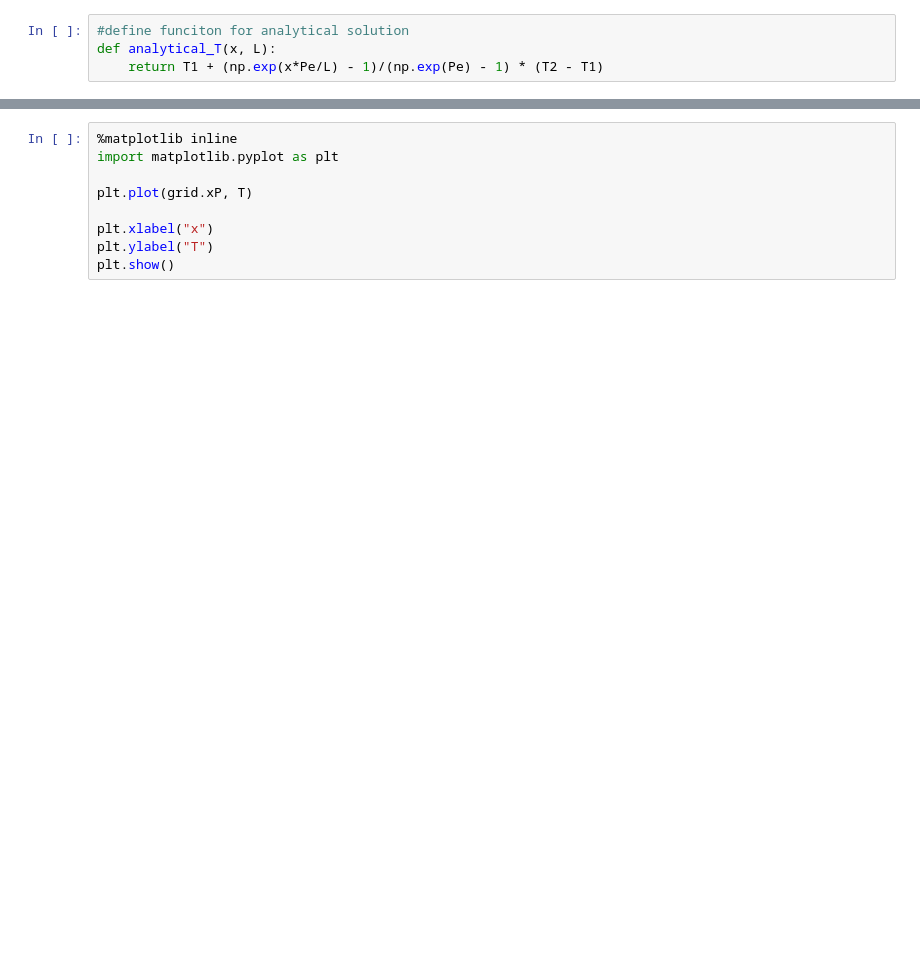
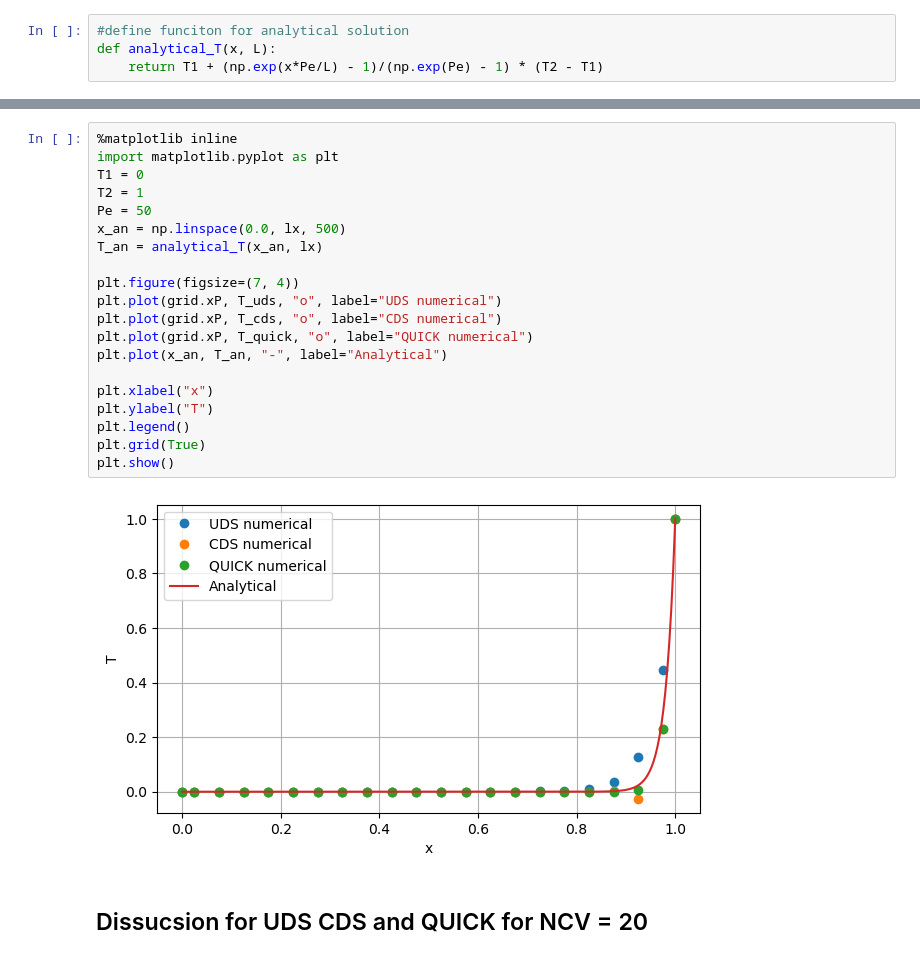
Before and after one commit to Zichen-F/9710_assignments, a Jupyter notebook: Assignment/Assignment3-zfan68.ipynb, the cells around one changed output, grey strips where cells are left out. Cells and saved outputs as stored; diff of their text form; blank space fills up the shorter version.

```diff
--- a/Assignment/Assignment3-zfan68.ipynb
+++ b/Assignment/Assignment3-zfan68.ipynb
@@ -210,9 +479,24 @@ NameError: name 'FirstOrderTransientModel' is not defined
-# %%
-%matplotlib inline
-import matplotlib.pyplot as plt
-
-plt.plot(grid.xP, T)
-
-plt.xlabel("x")
-plt.ylabel("T")
-plt.show()
+# %%
+%matplotlib inline
+import matplotlib.pyplot as plt
+T1 = 0
+T2 = 1
+Pe = 50
+x_an = np.linspace(0.0, lx, 500)
+T_an = analytical_T(x_an, lx)
+
+plt.figure(figsize=(7, 4))
+plt.plot(grid.xP, T_uds, "o", label="UDS numerical")
+plt.plot(grid.xP, T_cds, "o", label="CDS numerical")
+plt.plot(grid.xP, T_quick, "o", label="QUICK numerical")
+plt.plot(x_an, T_an, "-", label="Analytical")
+
+plt.xlabel("x")
+plt.ylabel("T")
+plt.legend()
+plt.grid(True)
+plt.show()
+# %% [output]
+[figure, added]
+# %% [markdown]
+## Dissucsion for UDS CDS and QUICK for NCV = 20
```
Also changed, not shown: parts of 7 cells of this notebook, 1 other file.
